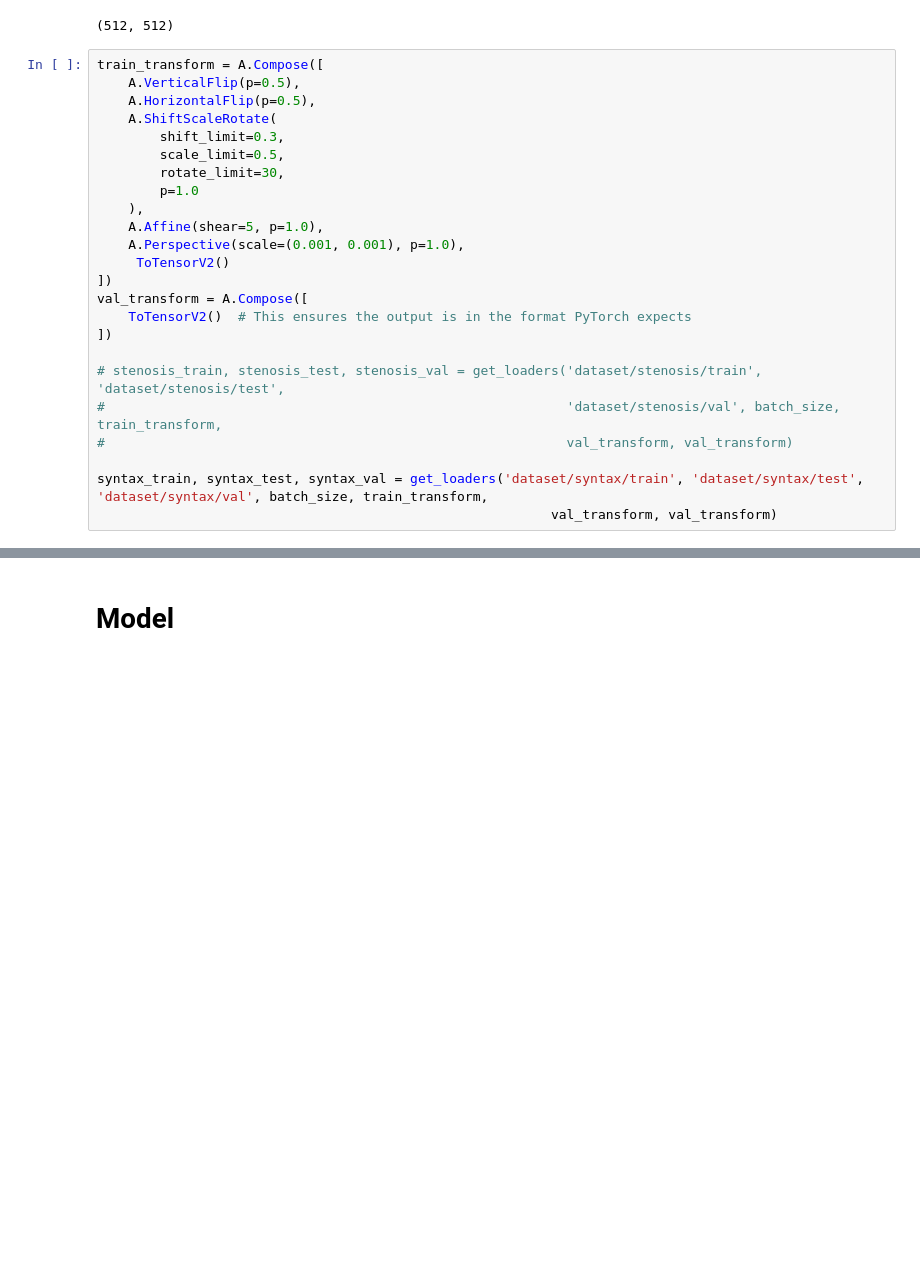
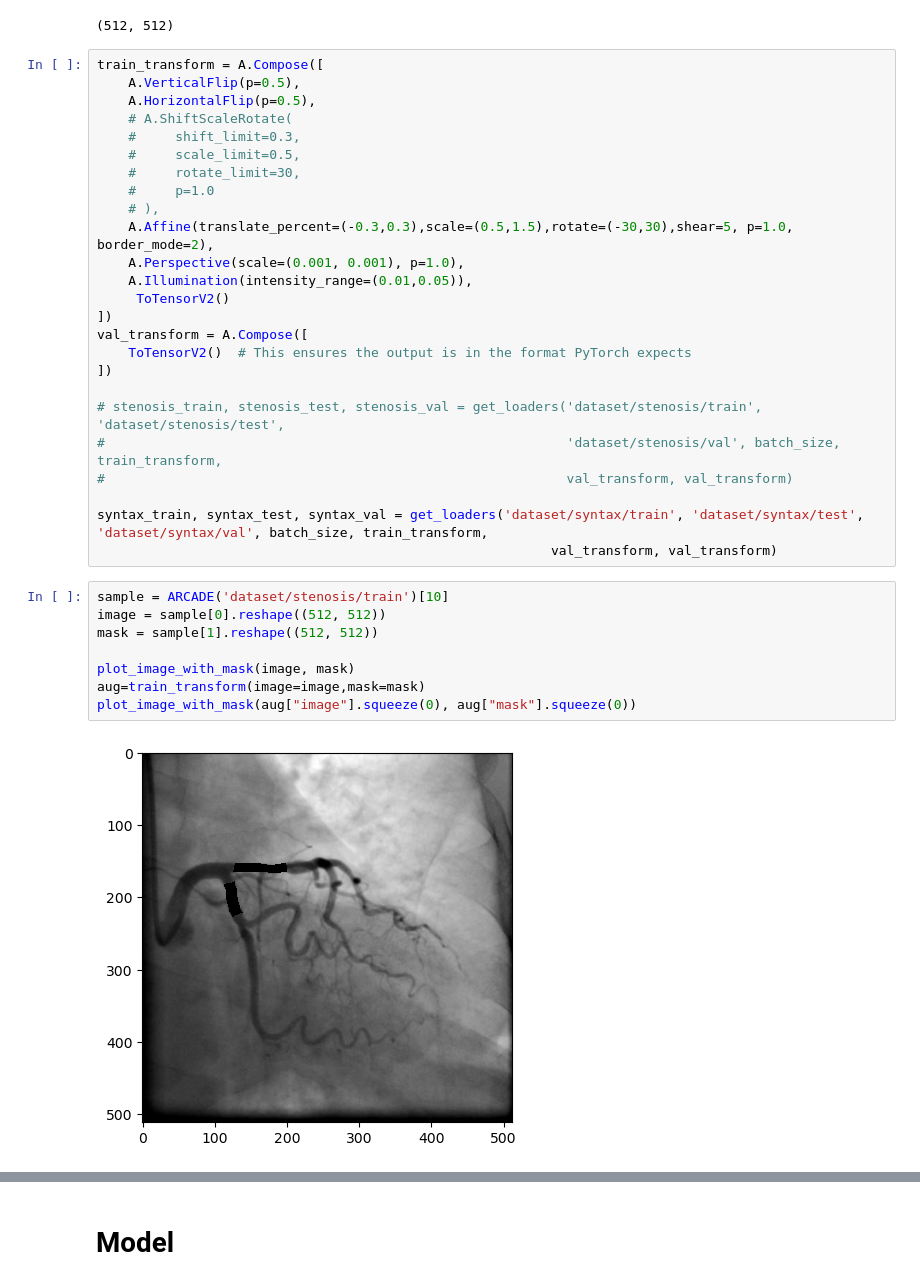
Before and after one commit to chenho2000/UNet-plus-plus-for-Stenosis-Segmentation, a Jupyter notebook: train.ipynb, the cells around one changed output, grey strips where cells are left out. Drawn from its saved outputs; the diff is of its cells as text; blank space fills up the shorter version.

Commit message:
alternative transform

```diff
--- a/train.ipynb
+++ b/train.ipynb
@@ -56,14 +57,15 @@ mask.shape
 train_transform = A.Compose([
     A.VerticalFlip(p=0.5),
     A.HorizontalFlip(p=0.5),
-    A.ShiftScaleRotate(
-        shift_limit=0.3,
-        scale_limit=0.5,
-        rotate_limit=30,
-        p=1.0
-    ),
-    A.Affine(shear=5, p=1.0),
+    # A.ShiftScaleRotate(
+    #     shift_limit=0.3,
+    #     scale_limit=0.5,
+    #     rotate_limit=30,
+    #     p=1.0
+    # ),
+    A.Affine(translate_percent=(-0.3,0.3),scale=(0.5,1.5),rotate=(-30,30),shear=5, p=1.0, border_mode=2),
     A.Perspective(scale=(0.001, 0.001), p=1.0),
+    A.Illumination(intensity_range=(0.01,0.05)),
      ToTensorV2()
 ])
 val_transform = A.Compose([
@@ -76,3 +78,13 @@ val_transform = A.Compose([
 
 syntax_train, syntax_test, syntax_val = get_loaders('dataset/syntax/train', 'dataset/syntax/test', 'dataset/syntax/val', batch_size, train_transform,
                                                           val_transform, val_transform)
+# %%
+sample = ARCADE('dataset/stenosis/train')[10]
+image = sample[0].reshape((512, 512))
+mask = sample[1].reshape((512, 512))
+
+plot_image_with_mask(image, mask)
+aug=train_transform(image=image,mask=mask)
+plot_image_with_mask(aug["image"].squeeze(0), aug["mask"].squeeze(0))
+# %% [output]
+[figure, added]
```
Also changed, not shown: parts of 5 cells of this notebook, 18 other files.
